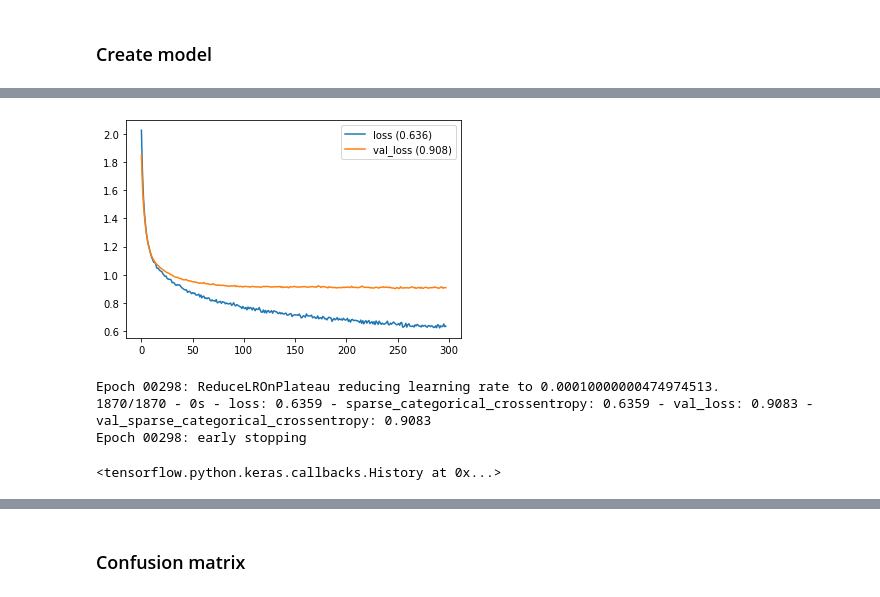
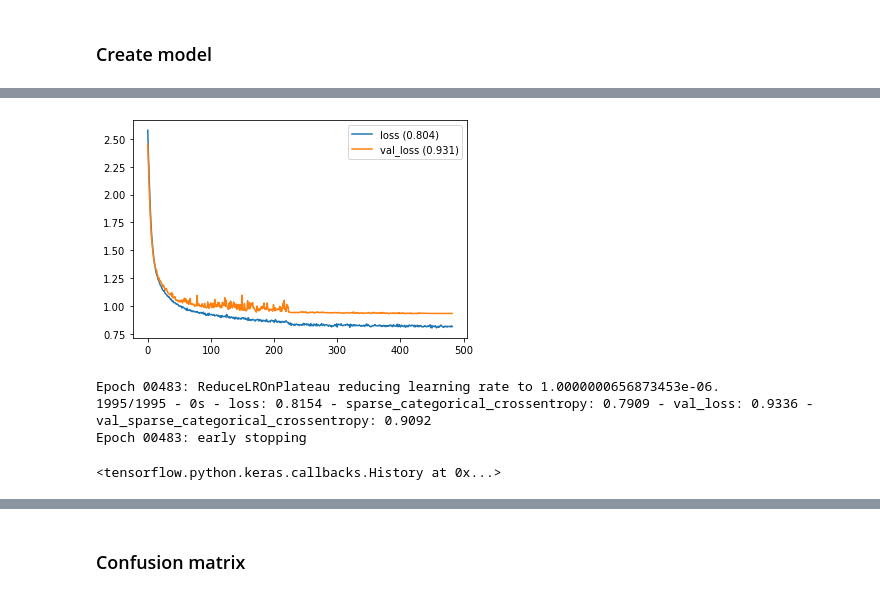
Before and after one commit to ZeeshanSultan/zindi-farmpin, a Jupyter notebook: notebooks/rb_1.1_MV_GRU.ipynb, the cells around one changed output, grey strips where cells are left out. Saved outputs shown, nothing was run; the diff lists cells and outputs as text; code cells hidden in the pictures.

```diff
--- a/notebooks/rb_1.1_MV_GRU.ipynb
+++ b/notebooks/rb_1.1_MV_GRU.ipynb
@@ -258,7 +118,7 @@ test_copy = test_features_df.copy()
 from sklearn.preprocessing import MinMaxScaler, StandardScaler
 
 times = train_features_df['time'].unique()
-feature_cols = feature_cols = [col for col in test_features_df.columns if col not in ['farm_id','time']]
+feature_cols = [col for col in test_features_df.columns if col not in ['farm_id','time']]
 
 for ts in times:
     scaler = StandardScaler()
@@ -336,7 +196,7 @@ data = train_data.copy()
 
 train_labels = list(train_labels_dict.values())
 train_indexes = list(train_labels_dict.keys())
-train_idx, val_idx, train_labels, val_labels = train_test_split(train_indexes, train_labels, stratify=train_labels)
+train_idx, val_idx, train_labels, val_labels = train_test_split(train_indexes, train_labels, stratify=train_labels, test_size=0.2)
 
 le = LabelEncoder()
 train_labels_enc = le.fit_transform(np.array(train_labels).reshape(-1,1))
@@ -361,18 +221,31 @@ from tensorflow.keras.callbacks import ReduceLROnPlateau
 
 from src.visualization.tf_viz import PlotLosses
 
-es = EarlyStopping(monitor='val_loss', verbose=1, patience=50)
+es = EarlyStopping(monitor='val_loss', verbose=1, patience=100)
 reduce_lr = ReduceLROnPlateau(monitor='val_loss', patience=50, verbose=1)
 
+class_weight = 1-train_features_df.y.value_counts(normalize=True)
+
 plot_losses = PlotLosses()
+
+# def get_model(n_features):
+
+#     model = models.Sequential()
+#     model.add(layers.GRU(2, input_shape=(11, n_features), return_sequences=True, dropout=0.2, kernel_regularizer=keras.regularizers.l2(0.02)))
+#     model.add(layers.GRU(4, dropout=0.1, return_sequences=True))
+#     model.add(layers.GRU(6, dropout=0.05))
+#     model.add(layers.Flatten())
+#     model.add(layers.Dense(18 ,activation='relu', kernel_regularizer=keras.regularizers.l2(0.02)))
+#     model.add(layers.Dense(9, activation='softmax'))
+
+#     return model
 
 def get_model(n_features):
 
     model = models.Sequential()
-    model.add(layers.GRU(8, input_shape=(11, n_features), return_sequences=True, dropout=0.2))
-#     model.add(layers.GRU(16, dropout=0.2))
+    model.add(layers.GRU(8, input_shape=(11, n_features), dropout=0.2, kernel_regularizer=keras.regularizers.l2(0.02)))
     model.add(layers.Flatten())
-#     model.add(layers.Dense(16,activation='relu', kernel_regularizer=keras.regularizers.l2(0.02)))
+#     model.add(layers.Dense(18 ,activation='relu', kernel_regularizer=keras.regularizers.l2(0.02)))
     model.add(layers.Dense(9, activation='softmax'))
 
     return model
@@ -382,8 +255,7 @@ def get_model(n_features):
 model = get_model(train_data.shape[-1])
 # optimizer = keras.optimizers.Adam(learning_rate=0.003)
 optimizer = keras.optimizers.RMSprop()
+# optimizer = keras.optimizers.Nadam()
 model.compile(optimizer=optimizer,
               loss=keras.metrics.sparse_categorical_crossentropy,
               metrics=[keras.metrics.sparse_categorical_crossentropy])
-
-model.summary()
@@ -405,20 +262,19 @@ _________________________________________________________________
 # %%
-# class_weight = 1- pd.Series(all_labels).value_counts(normalize=True)
-class_weight = 1-train_features_df.y.value_counts(normalize=True)
-
 model.fit(train_data,
           train_labels_enc,
           batch_size=64,
           validation_data=(val_data, val_labels_enc),
           class_weight=class_weight,
           verbose=2,
           epochs=2000,
+          workers=4,
+          use_multiprocessing=True,
           callbacks=[plot_losses, es, reduce_lr])
 # %% [output]
-[figure, old version]
+[figure, new version]
-Epoch 00298: ReduceLROnPlateau reducing learning rate to 0.00010000000474974513.
-1870/1870 - 0s - loss: 0.6359 - sparse_categorical_crossentropy: 0.6359 - val_loss: 0.9083 - val_sparse_categorical_crossentropy: 0.9083
-Epoch 00298: early stopping
+Epoch 00483: ReduceLROnPlateau reducing learning rate to 1.0000000656873453e-06.
+1995/1995 - 0s - loss: 0.8154 - sparse_categorical_crossentropy: 0.7909 - val_loss: 0.9336 - val_sparse_categorical_crossentropy: 0.9092
+Epoch 00483: early stopping
 <tensorflow.python.keras.callbacks.History at 0x...>
 # %%
 from sklearn.metrics import log_loss
```
Also changed, not shown: parts of 28 cells of this notebook, 2 other files.
